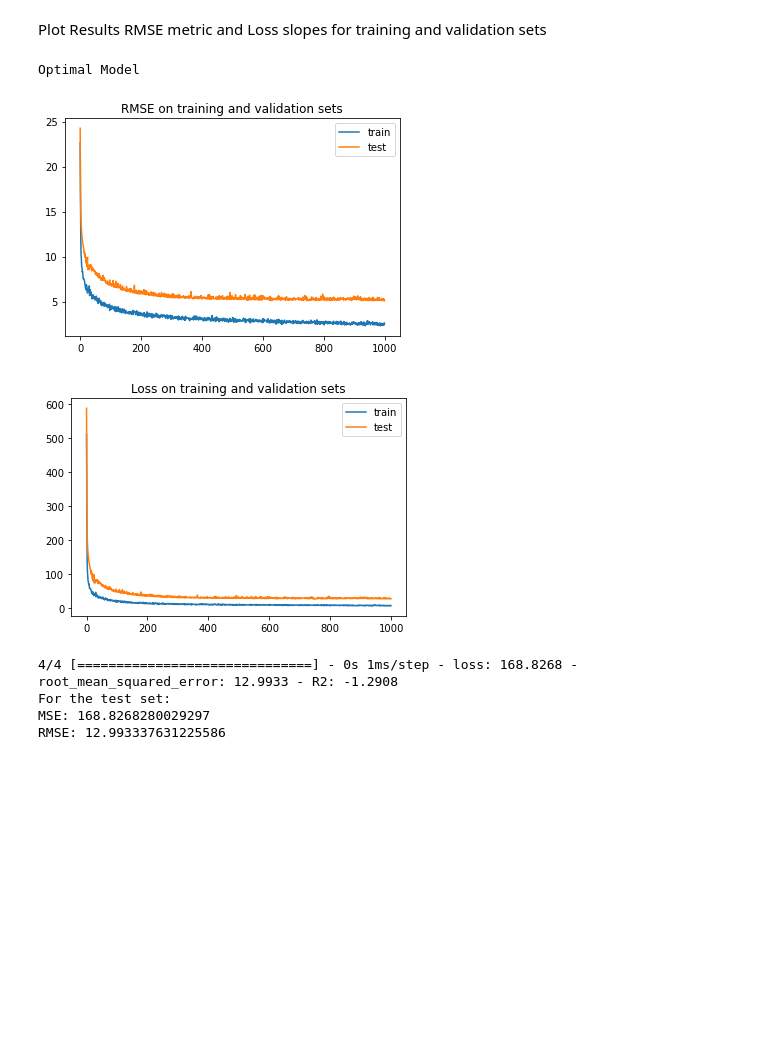
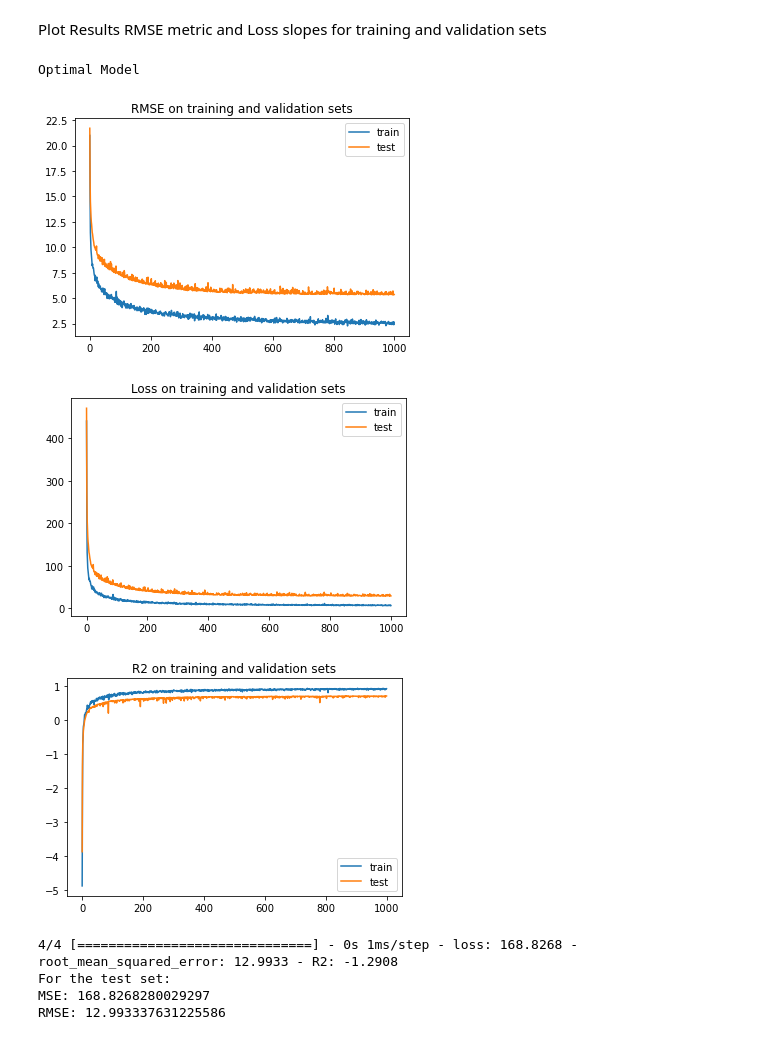
Before and after one commit to ArtoriasAbyssslayer/Computational_Intelligence, a Jupyter notebook: RBF_regression/src/RBF_regression_notebook.ipynb, the cells around one changed output. Cells and saved outputs as stored; diff of their text form; code cells hidden in the pictures; blank space fills up the shorter version.

```diff
--- a/RBF_regression/src/RBF_regression_notebook.ipynb
+++ b/RBF_regression/src/RBF_regression_notebook.ipynb
@@ -652,23 +669,30 @@ Plot Results RMSE metric and Loss slopes for training and validation sets
 # %%
 print("Optimal Model")
 # Plot RMSE
 plt.figure(7)
 plt.plot(history_opt.history['root_mean_squared_error'],label='train')
 plt.plot(history_opt.history['val_root_mean_squared_error'],label='test')
 plt.legend()
 plt.title('RMSE on training and validation sets')
 plt.show()
 # Plot loss
 plt.figure(8)
 plt.plot(history_opt.history['loss'],label='train')
 plt.plot(history_opt.history['val_loss'],label='test')
 plt.legend()
 plt.title('Loss on training and validation sets')
 plt.show()
+plt.figure()
+plt.plot(history_opt.history['R2'],label='train')
+plt.plot(history_opt.history['val_R2'],label='test')
+plt.legend()
+plt.title('R2 on training and validation sets')
+plt.show()
 # %% [output]
 Optimal Model
-[figure, old version]
+[figure, new version]
-[figure, old version]
+[figure, new version]
+[figure, added]
 # %%
 # Evaluation Test
 slice_length = 127
```
Also changed, not shown: parts of 9 cells of this notebook, 4 other files.
